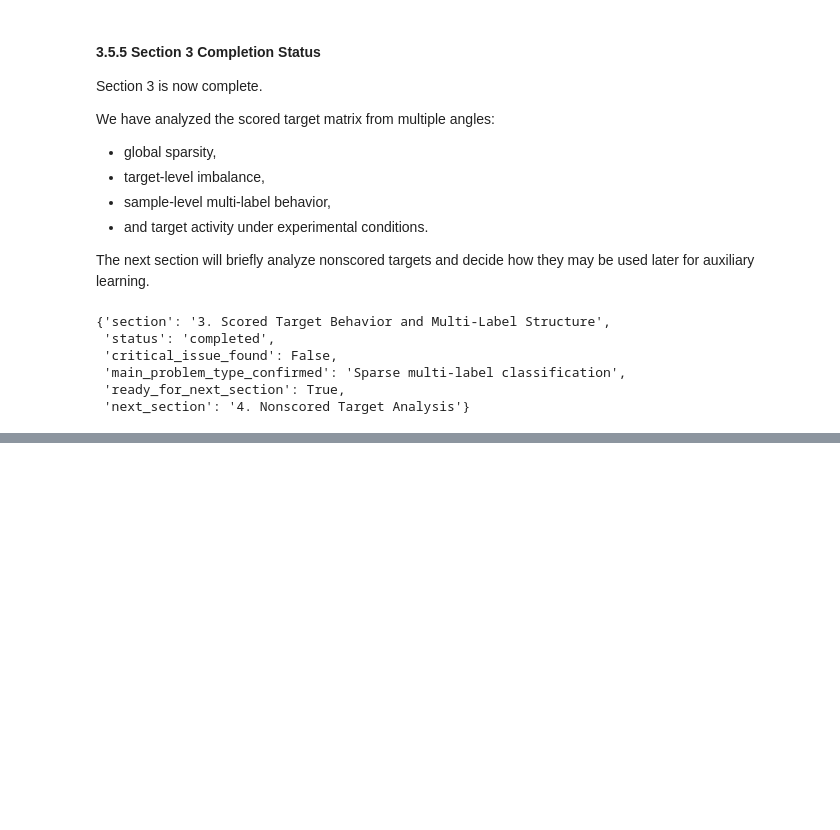
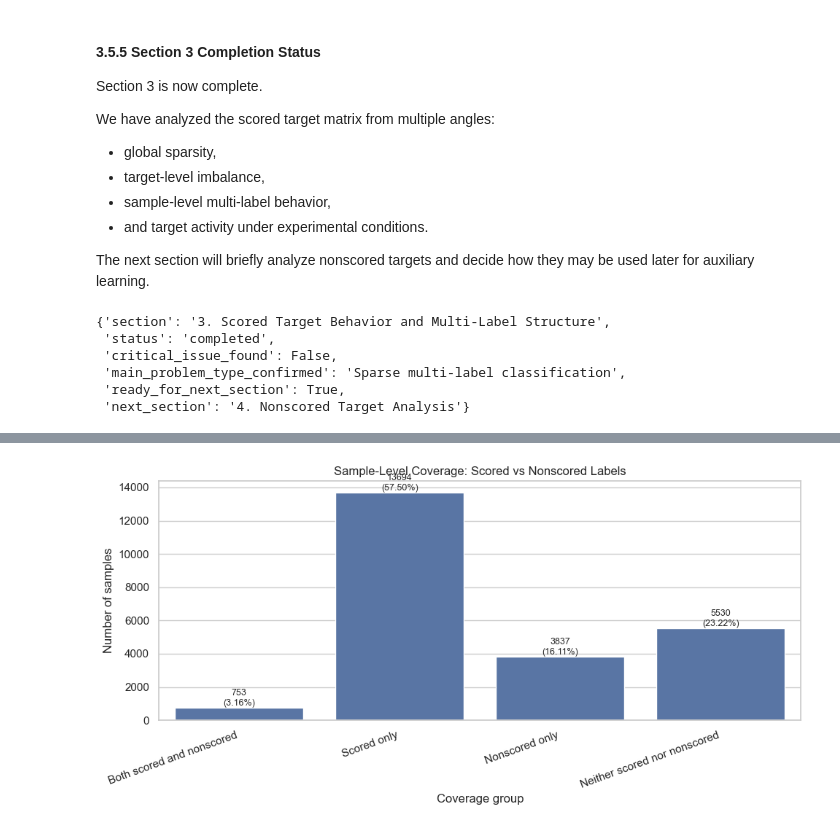
Before and after one commit to kawsar07ahmmed0712-rgb/moa-prediction-drug-response, a Jupyter notebook: notebooks/02_eda.ipynb, the cells around one changed output, grey strips where cells are left out. Drawn from its saved outputs; the diff is of its cells as text; code cells hidden in the pictures; blank space fills up the shorter version.

```diff
--- a/notebooks/02_eda.ipynb
+++ b/notebooks/02_eda.ipynb
@@ -1800,0 +2357,16 @@ section_3_status
+# %%
+auxiliary_label_activity = pd.DataFrame({
+    ID_COL: y_scored[ID_COL],
+    "scored_active_count": y_scored_matrix.sum(axis=1).values,
+    "nonscored_active_count": y_nonscored_matrix.sum(axis=1).values
+})
+
+auxiliary_label_activity["has_scored_positive"] = (
+    auxiliary_label_activity["scored_active_count"] > 0
+)
+
+auxiliary_label_activity["has_nonscored_positive"] = (
+    auxiliary_label_activity["nonscored_active_count"] > 0
+)
+
+auxiliary_label_activity.head()
@@ -1800,0 +2447,33 @@ section_3_status
+# %%
+plt.figure(figsize=(10, 5))
+
+sns.barplot(
+    data=auxiliary_coverage_summary,
+    x="coverage_group",
+    y="sample_count"
+)
+
+plt.title("Sample-Level Coverage: Scored vs Nonscored Labels")
+plt.xlabel("Coverage group")
+plt.ylabel("Number of samples")
+plt.xticks(rotation=20, ha="right")
+
+for index, row in auxiliary_coverage_summary.iterrows():
+    plt.text(
+        index,
+        row["sample_count"],
+        f'{int(row["sample_count"])}\n({row["sample_percentage"]:.2f}%)',
+        ha="center",
+        va="bottom",
+        fontsize=9
+    )
+
+plt.tight_layout()
+plt.savefig(
+    FIGURE_DIR / "section_4_4_auxiliary_label_coverage_groups.png",
+    dpi=300,
+    bbox_inches="tight"
+)
+plt.show()
+# %% [output]
+[figure, added]
```
Also changed, not shown: parts of 57 cells of this notebook, 2 other files.
